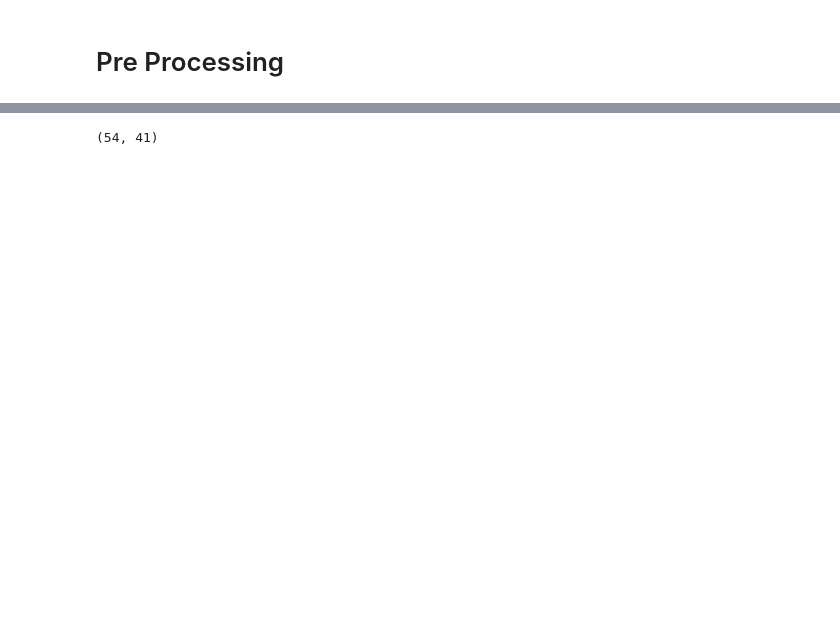
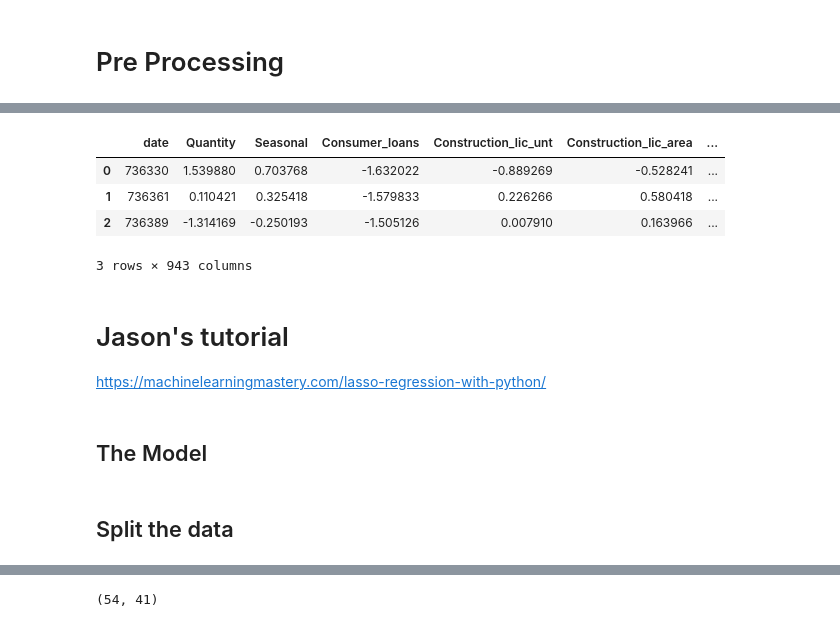
Before and after one commit to JF11579/Adelphi, a Jupyter notebook: Colab_4_Joe_Sandbox.ipynb, the cells around one changed output, grey strips where cells are left out. Saved outputs shown, nothing was run; the diff lists cells and outputs as text; code cells hidden in the pictures; blank space fills up the shorter version.

```diff
--- a/Colab_4_Joe_Sandbox.ipynb
+++ b/Colab_4_Joe_Sandbox.ipynb
@@ -95,0 +67,25 @@ df_returned
+# %%
+# except B, take all columns
+#cols = df.columns.difference(['B'])
+#
+cols =data.columns.difference(['date'])
+# %%
+from sklearn.preprocessing import StandardScaler
+sc = StandardScaler()
+# %%
+# normalise only selected columns
+#df[cols] = sc.fit_transform(df[cols])
+#
+data[cols] = sc.fit_transform(data[cols])
+# %%
+data.head(3)
+# %% [output]
+|  | date | Quantity | Seasonal | Consumer_loans | Construction_lic_unt | Construction_lic_area | ... |
+| 0 | 736330 | 1.539880 | 0.703768 | -1.632022 | -0.889269 | -0.528241 | ... |
+| 1 | 736361 | 0.110421 | 0.325418 | -1.579833 | 0.226266 | 0.580418 | ... |
+| 2 | 736389 | -1.314169 | -0.250193 | -1.505126 | 0.007910 | 0.163966 | ... |
+3 rows × 943 columns
+# %% [markdown]
+# Jason's tutorial
+
+https://machinelearningmastery.com/lasso-regression-with-python/
@@ -95,0 +102,4 @@ df_returned
+# %% [markdown]
+## The Model
+# %% [markdown]
+## Split the data
```
Also changed, not shown: parts of 89 cells of this notebook.
